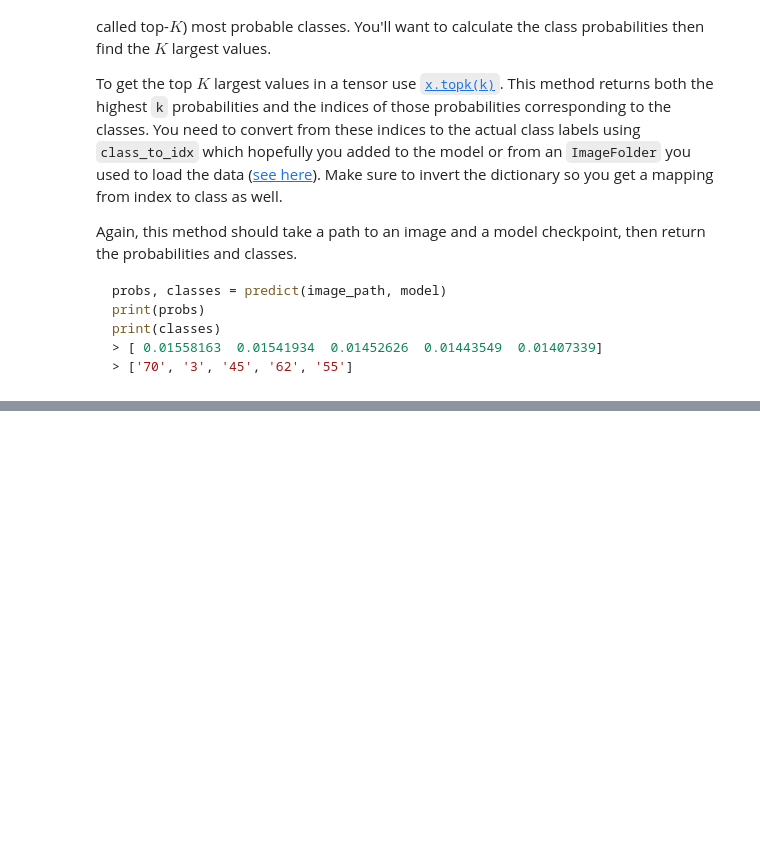
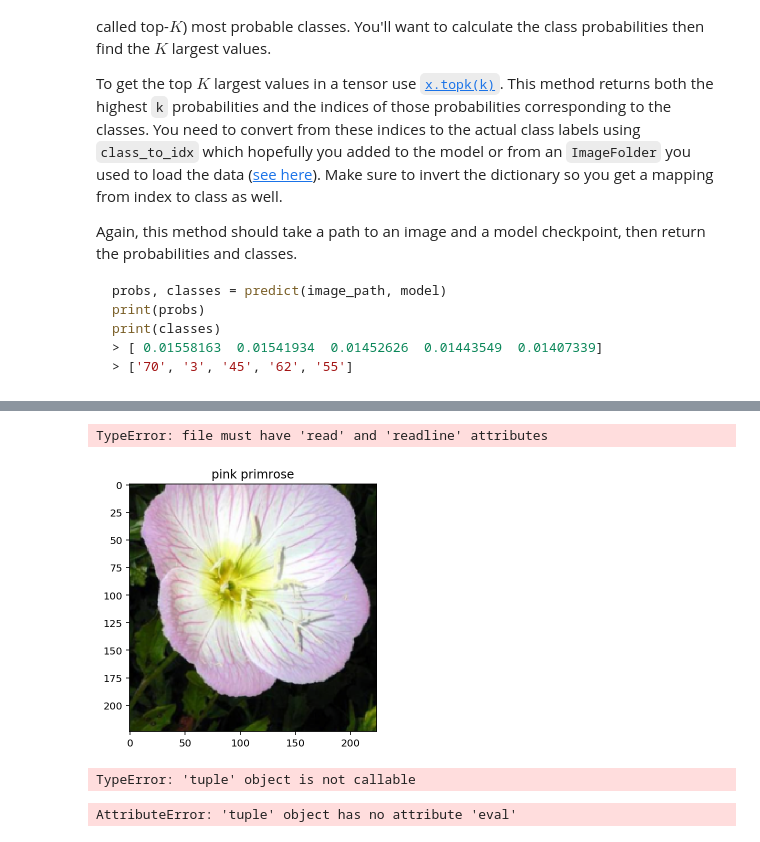
Before and after one commit to devinjelliot/udacity_img_classifier_p1, a Jupyter notebook: Image Classifier Project_part1_DE.ipynb, the cells around one changed output, grey strips where cells are left out. Drawn from its saved outputs; the diff is of its cells as text; code cells hidden in the pictures; blank space fills up the shorter version.

```diff
--- a/Image Classifier Project_part1_DE.ipynb
+++ b/Image Classifier Project_part1_DE.ipynb
@@ -440,0 +529,37 @@ You can convert from the class integer encoding to actual flower names with the
+# %%
+def plot_solution(image_path, model):
+    # Set up plot
+    plt.figure(figsize = (6,10))
+    ax = plt.subplot(2,1,1)
+    # Set up title
+    flower_num = image_path.split('/')[2]
+    title_ = label_map[flower_num]
+    # Plot flower
+    img = process_image(image_path)
+    imshow(img, ax, title = title_);
+    # Make prediction
+    probs, labs, flowers = predict(image_path, model)
+    # Plot bar chart
+    plt.subplot(2,1,2)
+    sns.barplot(x=probs, y=flowers, color=sns.color_palette()[0]);
+    plt.show()
+# %%
+image_path = 'flowers/test/1/image_06743.jpg'
+plot_solution(image_path, model)
+# %% [output]
+TypeError: file must have 'read' and 'readline' attributes
+[figure, added]
+# %%
+# TODO: Display an image along with the top 5 classes
+
+# Testing predict function
+
+# Inputs are paths to saved model and test image
+model_path = 'checkpoint.pth'
+image_path = 'flowers/test/1/image_06743.jpg'
+probs, classes = predict(image_path, model_path, topk=5)
+
+print(probs)
+print(classes)
+# %% [output]
+TypeError: 'tuple' object is not callable
@@ -440,0 +587,4 @@ You can convert from the class integer encoding to actual flower names with the
+# %%
+calc_accuracy(model, 'test', True)
+# %% [output]
+AttributeError: 'tuple' object has no attribute 'eval'
```
Also changed, not shown: parts of 32 cells of this notebook.
